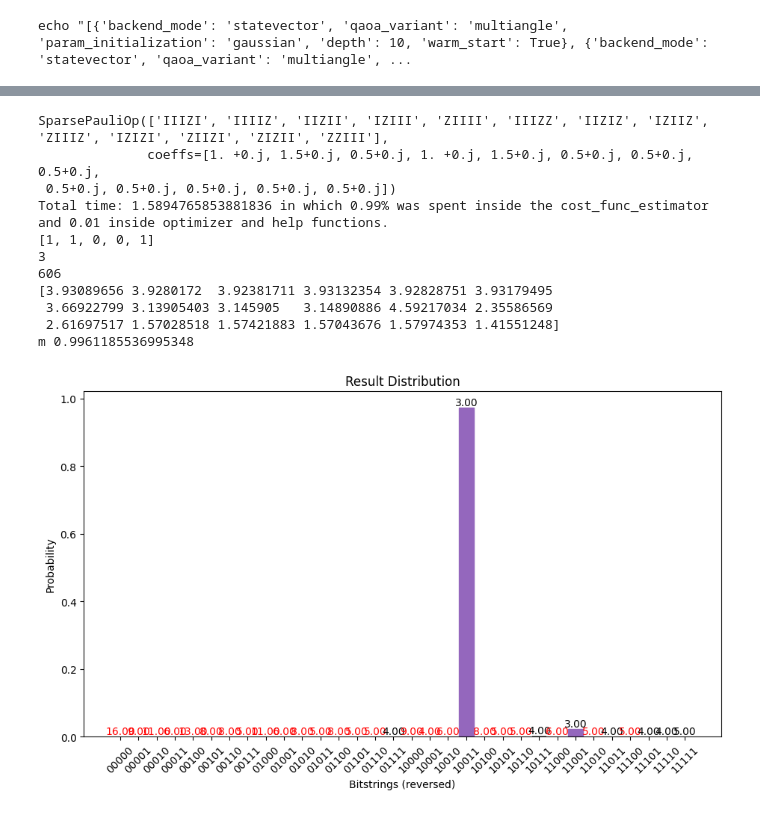
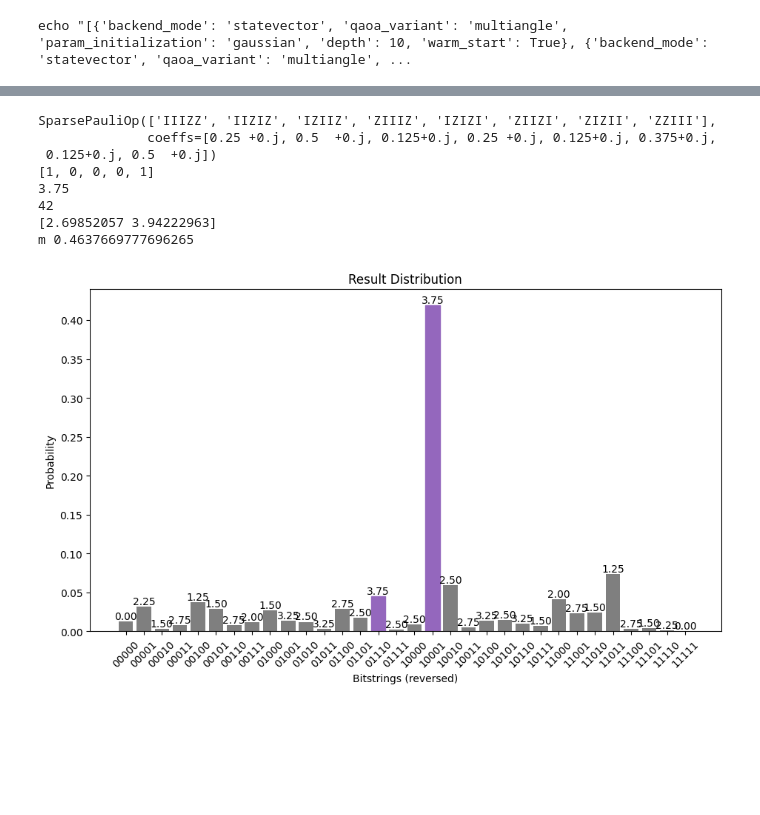
Before and after one commit to Smeidir/QAOA, a Jupyter notebook: tests.ipynb, the cells around one changed output, grey strips where cells are left out. Drawn from its saved outputs; the diff is of its cells as text; code cells hidden in the pictures; blank space fills up the shorter version.

Commit message:
started working on modular qaoa function

```diff
--- a/tests.ipynb
+++ b/tests.ipynb
@@ -41,40 +42,38 @@ draw_graph(graph, with_labels=True)
 # %%
-import numpy as np
+
 quantum = QAOArunner(graph=graph,
                      backend_mode = 'statevector',
                      param_initialization= 'gaussian',
-                     qaoa_variant='multiangle',
+                     qaoa_variant='vanilla',
                      optimizer='COBYLA',
                      warm_start=False,
                      depth = 1,
                      vertexcover=True,
                      amount_shots = 1000,
                      max_tol = 1e-2#lower shots and tolerance for faster runs
                      )
 
 quantum.build_circuit()
 print(quantum.cost_hamiltonian)
 quantum.run()
-print(f'Total time: {quantum.time_elapsed} in which {np.sum(quantum.runtimes)/quantum.time_elapsed:.2f}% was spent inside the cost_func_estimator and {1 - np.sum(quantum.runtimes)/quantum.time_elapsed:.2f} inside optimizer and help functions.')
+#print(f'Total time: {quantum.time_elapsed} in which {np.sum(quantum.runtimes)/quantum.time_elapsed:.2f}% was spent inside the cost_func_estimator and {1 - np.sum(quantum.runtimes)/quantum.time_elapsed:.2f} inside optimizer and help functions.')
+#removed timer statements from qaoa so above line does not work
 print(quantum.solution)
 print(quantum.evaluate_solution())
 print(quantum.fev)
 print(quantum.final_params)
 print('m',quantum.get_prob_measure_optimal())
 quantum.print_bitstrings()
 # %% [output]
-SparsePauliOp(['IIIZI', 'IIIIZ', 'IIZII', 'IZIII', 'ZIIII', 'IIIZZ', 'IIZIZ', 'IZIIZ', 'ZIIIZ', 'IZIZI', 'ZIIZI', 'ZIZII', 'ZZIII'],
-              coeffs=[1. +0.j, 1.5+0.j, 0.5+0.j, 1. +0.j, 1.5+0.j, 0.5+0.j, 0.5+0.j, 0.5+0.j,
- 0.5+0.j, 0.5+0.j, 0.5+0.j, 0.5+0.j, 0.5+0.j])
-Total time: 1.5894765853881836 in which 0.99% was spent inside the cost_func_estimator and 0.01 inside optimizer and help functions.
-[1, 1, 0, 0, 1]
-3
-606
-[3.93089656 3.9280172  3.92381711 3.93132354 3.92828751 3.93179495
- 3.66922799 3.13905403 3.145905   3.14890886 4.59217034 2.35586569
- 2.61697517 1.57028518 1.57421883 1.57043676 1.57974353 1.41551248]
-m 0.9961185536995348
+SparsePauliOp(['IIIZZ', 'IIZIZ', 'IZIIZ', 'ZIIIZ', 'IZIZI', 'ZIIZI', 'ZIZII', 'ZZIII'],
+              coeffs=[0.25 +0.j, 0.5  +0.j, 0.125+0.j, 0.25 +0.j, 0.125+0.j, 0.375+0.j,
+ 0.125+0.j, 0.5  +0.j])
+[1, 0, 0, 0, 1]
+3.75
+42
+[2.69852057 3.94222963]
+m 0.4637669777696265
-[figure, old version]
+[figure, new version]
 # %%
 quantum.draw_circuit()
 # %% [output]
```
Also changed, not shown: parts of 6 cells of this notebook, 39 other files.
